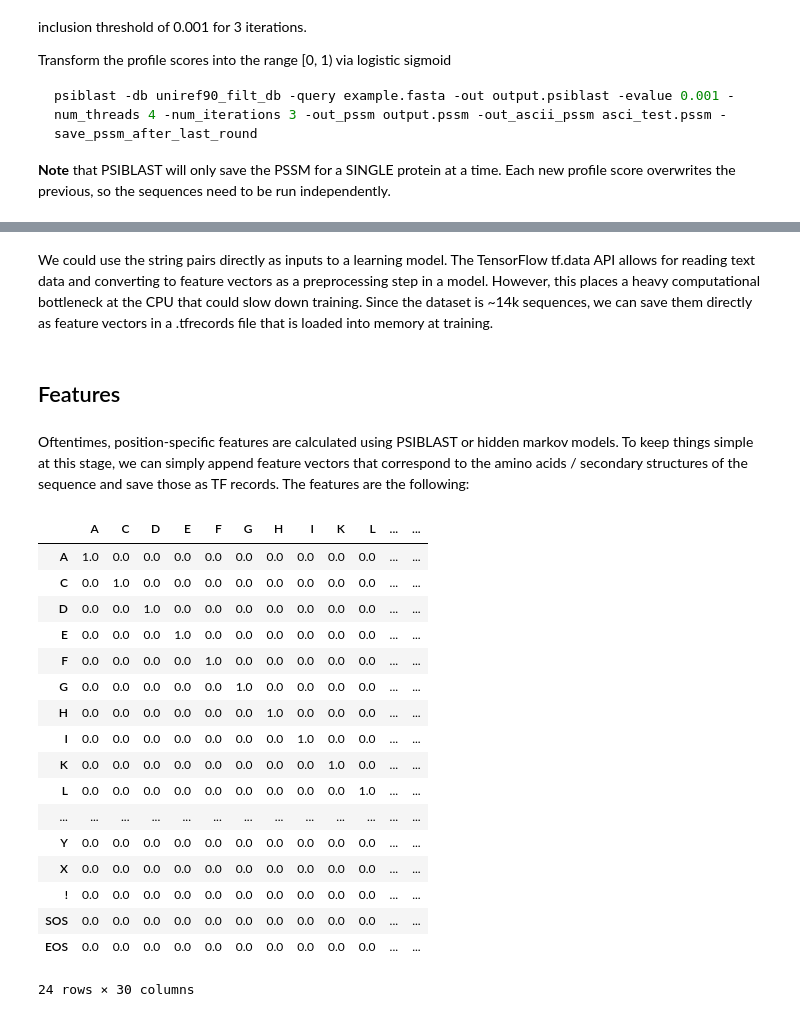
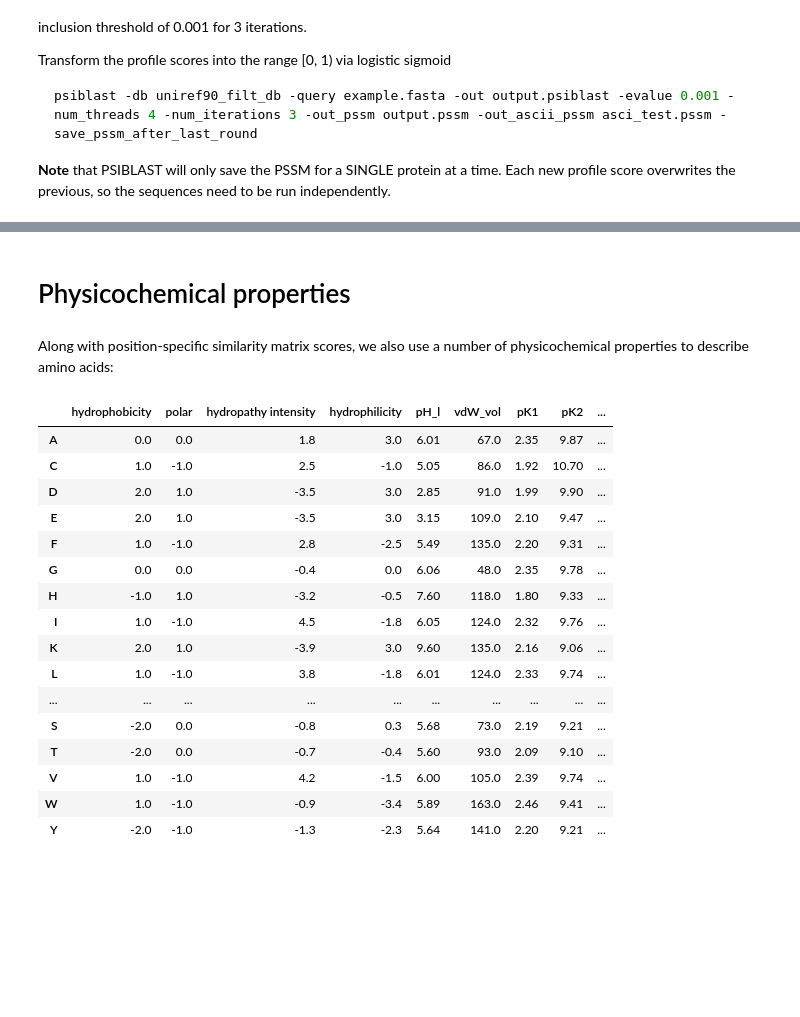
Before and after one commit to dillondaudert/proteindatasets, a Jupyter notebook: README.ipynb, the cells around one changed output, grey strips where cells are left out. Cells and saved outputs as stored; diff of their text form; code cells hidden in the pictures; blank space fills up the shorter version.

```diff
--- a/README.ipynb
+++ b/README.ipynb
@@ -99,28 +100,26 @@ psiblast -db uniref90_filt_db -query example.fasta -out output.psiblast -evalue
-# %% [markdown]
-We could use the string pairs directly as inputs to a learning model. The TensorFlow tf.data API allows for reading text data and converting to feature vectors as a preprocessing step in a model. However, this places a heavy computational bottleneck at the CPU that could slow down training. Since the dataset is ~14k sequences, we can save them directly as feature vectors in a .tfrecords file that is loaded into memory at training.
-# %% [markdown]
-## Features
-# %% [markdown]
-Oftentimes, position-specific features are calculated using PSIBLAST or hidden markov models. To keep things simple at this stage, we can simply append feature vectors that correspond to the amino acids / secondary structures of the sequence and save those as TF records. The features are the following:
+# %% [markdown]
+# Physicochemical properties
+# %% [markdown]
+Along with position-specific similarity matrix scores, we also use a number of physicochemical properties to describe amino acids:
 # %%
-aa_feats = pd.read_csv("./cpdb2_aa_features.csv", index_col=0)
+aa_feats = pd.read_csv("aa_feats.csv", index_col=0)
+aa_feats = aa_feats.drop(labels=["X"], axis=0)
 aa_feats
 # %% [output]
-|  | A | C | D | E | F | G | H | I | K | L | ... | ... |
-| A | 1.0 | 0.0 | 0.0 | 0.0 | 0.0 | 0.0 | 0.0 | 0.0 | 0.0 | 0.0 | ... | ... |
-| C | 0.0 | 1.0 | 0.0 | 0.0 | 0.0 | 0.0 | 0.0 | 0.0 | 0.0 | 0.0 | ... | ... |
-| D | 0.0 | 0.0 | 1.0 | 0.0 | 0.0 | 0.0 | 0.0 | 0.0 | 0.0 | 0.0 | ... | ... |
-| E | 0.0 | 0.0 | 0.0 | 1.0 | 0.0 | 0.0 | 0.0 | 0.0 | 0.0 | 0.0 | ... | ... |
-| F | 0.0 | 0.0 | 0.0 | 0.0 | 1.0 | 0.0 | 0.0 | 0.0 | 0.0 | 0.0 | ... | ... |
-| G | 0.0 | 0.0 | 0.0 | 0.0 | 0.0 | 1.0 | 0.0 | 0.0 | 0.0 | 0.0 | ... | ... |
-| H | 0.0 | 0.0 | 0.0 | 0.0 | 0.0 | 0.0 | 1.0 | 0.0 | 0.0 | 0.0 | ... | ... |
-| I | 0.0 | 0.0 | 0.0 | 0.0 | 0.0 | 0.0 | 0.0 | 1.0 | 0.0 | 0.0 | ... | ... |
-| K | 0.0 | 0.0 | 0.0 | 0.0 | 0.0 | 0.0 | 0.0 | 0.0 | 1.0 | 0.0 | ... | ... |
-| L | 0.0 | 0.0 | 0.0 | 0.0 | 0.0 | 0.0 | 0.0 | 0.0 | 0.0 | 1.0 | ... | ... |
-| ... | ... | ... | ... | ... | ... | ... | ... | ... | ... | ... | ... | ... |
-| Y | 0.0 | 0.0 | 0.0 | 0.0 | 0.0 | 0.0 | 0.0 | 0.0 | 0.0 | 0.0 | ... | ... |
-| X | 0.0 | 0.0 | 0.0 | 0.0 | 0.0 | 0.0 | 0.0 | 0.0 | 0.0 | 0.0 | ... | ... |
-| ! | 0.0 | 0.0 | 0.0 | 0.0 | 0.0 | 0.0 | 0.0 | 0.0 | 0.0 | 0.0 | ... | ... |
-| SOS | 0.0 | 0.0 | 0.0 | 0.0 | 0.0 | 0.0 | 0.0 | 0.0 | 0.0 | 0.0 | ... | ... |
-| EOS | 0.0 | 0.0 | 0.0 | 0.0 | 0.0 | 0.0 | 0.0 | 0.0 | 0.0 | 0.0 | ... | ... |
+|  | hydrophobicity | polar | hydropathy intensity | hydrophilicity | pH_l | vdW_vol | pK1 | pK2 | ... |
+| A | 0.0 | 0.0 | 1.8 | 3.0 | 6.01 | 67.0 | 2.35 | 9.87 | ... |
+| C | 1.0 | -1.0 | 2.5 | -1.0 | 5.05 | 86.0 | 1.92 | 10.70 | ... |
+| D | 2.0 | 1.0 | -3.5 | 3.0 | 2.85 | 91.0 | 1.99 | 9.90 | ... |
+| E | 2.0 | 1.0 | -3.5 | 3.0 | 3.15 | 109.0 | 2.10 | 9.47 | ... |
+| F | 1.0 | -1.0 | 2.8 | -2.5 | 5.49 | 135.0 | 2.20 | 9.31 | ... |
+| G | 0.0 | 0.0 | -0.4 | 0.0 | 6.06 | 48.0 | 2.35 | 9.78 | ... |
+| H | -1.0 | 1.0 | -3.2 | -0.5 | 7.60 | 118.0 | 1.80 | 9.33 | ... |
+| I | 1.0 | -1.0 | 4.5 | -1.8 | 6.05 | 124.0 | 2.32 | 9.76 | ... |
+| K | 2.0 | 1.0 | -3.9 | 3.0 | 9.60 | 135.0 | 2.16 | 9.06 | ... |
+| L | 1.0 | -1.0 | 3.8 | -1.8 | 6.01 | 124.0 | 2.33 | 9.74 | ... |
+| ... | ... | ... | ... | ... | ... | ... | ... | ... | ... |
+| S | -2.0 | 0.0 | -0.8 | 0.3 | 5.68 | 73.0 | 2.19 | 9.21 | ... |
+| T | -2.0 | 0.0 | -0.7 | -0.4 | 5.60 | 93.0 | 2.09 | 9.10 | ... |
+| V | 1.0 | -1.0 | 4.2 | -1.5 | 6.00 | 105.0 | 2.39 | 9.74 | ... |
+| W | 1.0 | -1.0 | -0.9 | -3.4 | 5.89 | 163.0 | 2.46 | 9.41 | ... |
+| Y | -2.0 | -1.0 | -1.3 | -2.3 | 5.64 | 141.0 | 2.20 | 9.21 | ... |
-24 rows × 30 columns
```
Also changed, not shown: parts of 22 cells of this notebook, 1 other file.
